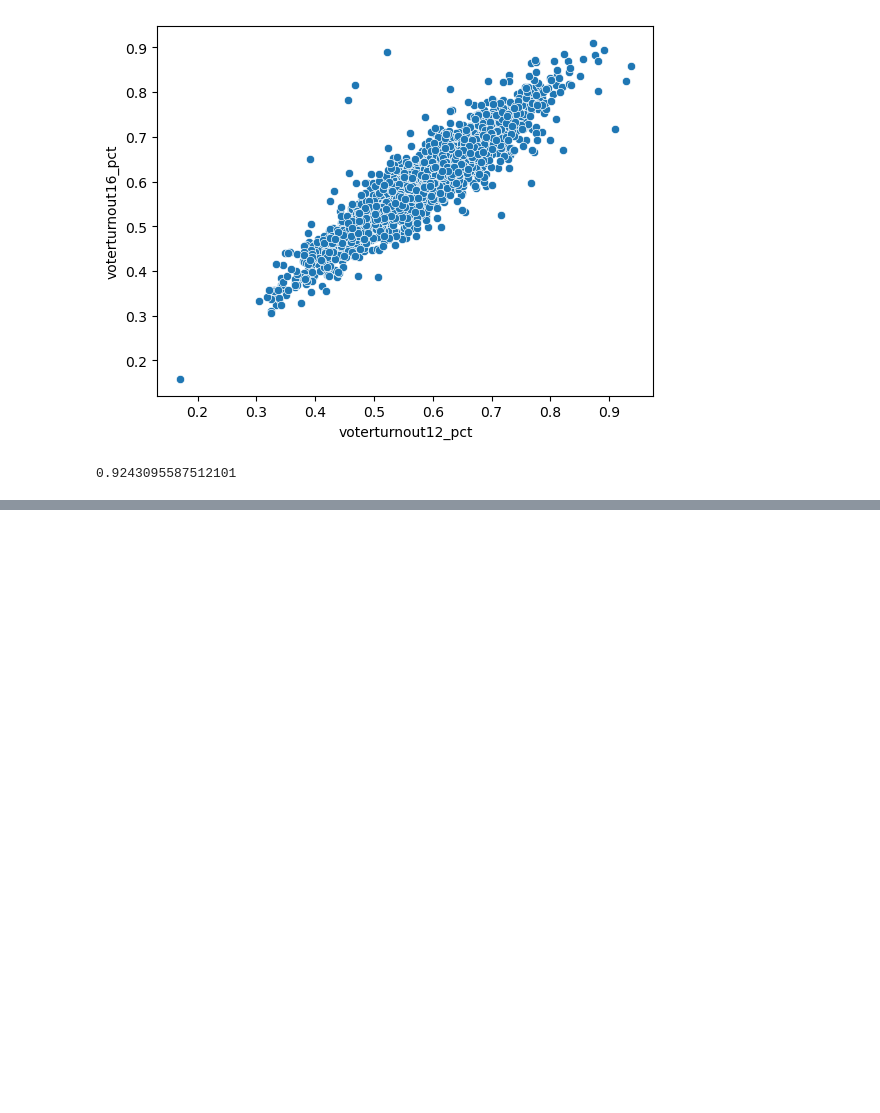
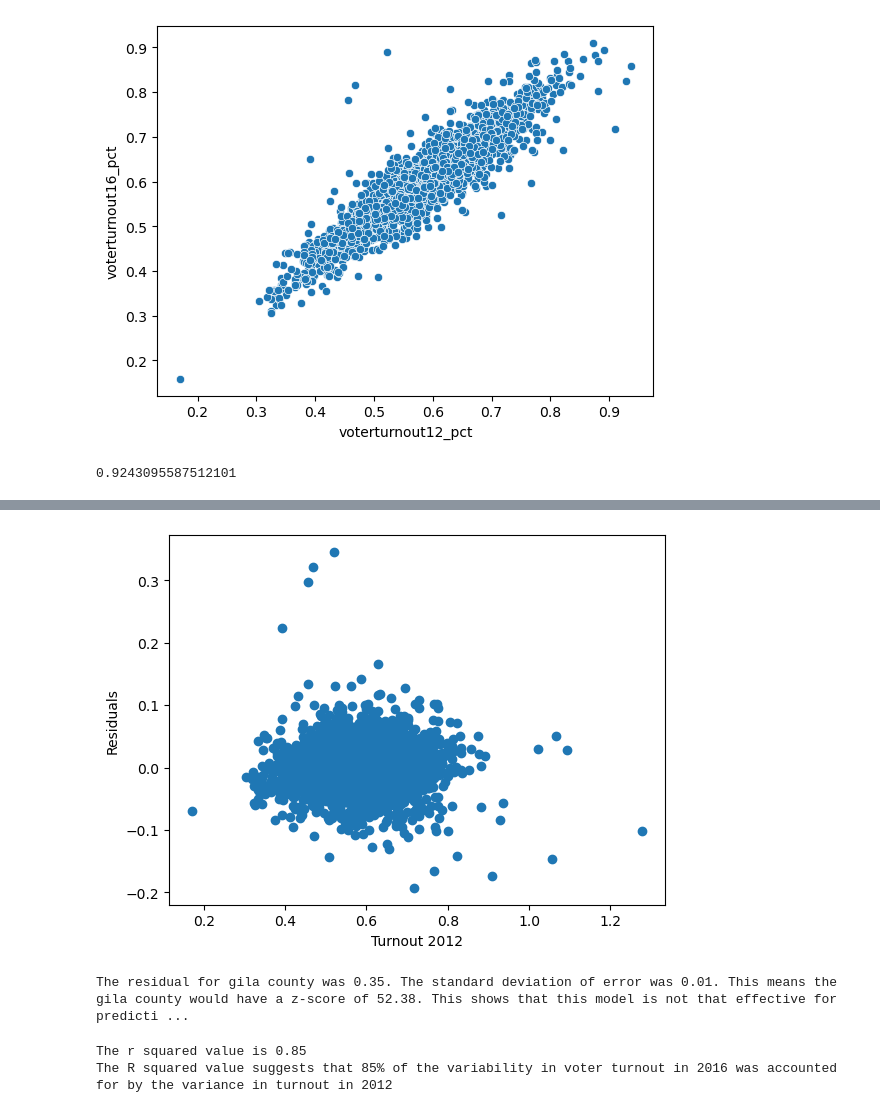
Before and after one commit to pkeen/intro-stats, a Jupyter notebook: 02-Relationships-Between-Variables/elections-exercise.ipynb, the cells around one changed output, grey strips where cells are left out. Cells and saved outputs as stored; diff of their text form; code cells hidden in the pictures; blank space fills up the shorter version.

```diff
--- a/02-Relationships-Between-Variables/06-Correlation/elections-exercise.ipynb
+++ b/02-Relationships-Between-Variables/elections-exercise.ipynb
@@ -53,0 +84,28 @@ print(df["voterturnout12_pct"].corr(df["voterturnout16_pct"]))
+# %%
+# Residual plot
+residuals = turnout_16_pct - (slope * turnout_12_pct + intercept)
+plt.scatter(turnout_12_pct, residuals)
+plt.xlabel("Turnout 2012")
+plt.ylabel("Residuals")
+plt.show()
+# %% [output]
+[figure, added]
+# %%
+# Gila County in Arizona is northeast of Phoenix and includes parts of Fort Apache Indian Reservation and San Carlos Indian Reservation.
+# In 2012, the estimated voter turnout was about 52% of the civilian voting-age population; that figure increased to almost 89% in 2016.
+# Calculate the residual for Gila County using the linear regression model from Step 1 and use that value, along with the standard deviation of the residuals,
+# in a sentence to provide some context about the utility of the model for prediction.
+
+gila_pred = intercept + slope * 0.52
+gila_residual = 0.89 - gila_pred
+
+print(f"The residual for gila county was {gila_residual:.2f}. The standard deviation of error was {stderr:.2f}. This means the gila county would have a z-score of {gila_residual / stderr:.2f}. This shows that this model is not that effective for prediction.")
+# %% [output]
+The residual for gila county was 0.35. The standard deviation of error was 0.01. This means the gila county would have a z-score of 52.38. This shows that this model is not that effective for predicti ...
+# %%
+# calculate r^2
+print(f"The r squared value is {r**2:.2f}")
+print(f"The R squared value suggests that 85% of the variability in voter turnout in 2016 was accounted for by the variance in turnout in 2012")
+# %% [output]
+The r squared value is 0.85
+The R squared value suggests that 85% of the variability in voter turnout in 2016 was accounted for by the variance in turnout in 2012
```
Also changed, not shown: parts of 5 cells of this notebook, 1 other file.
